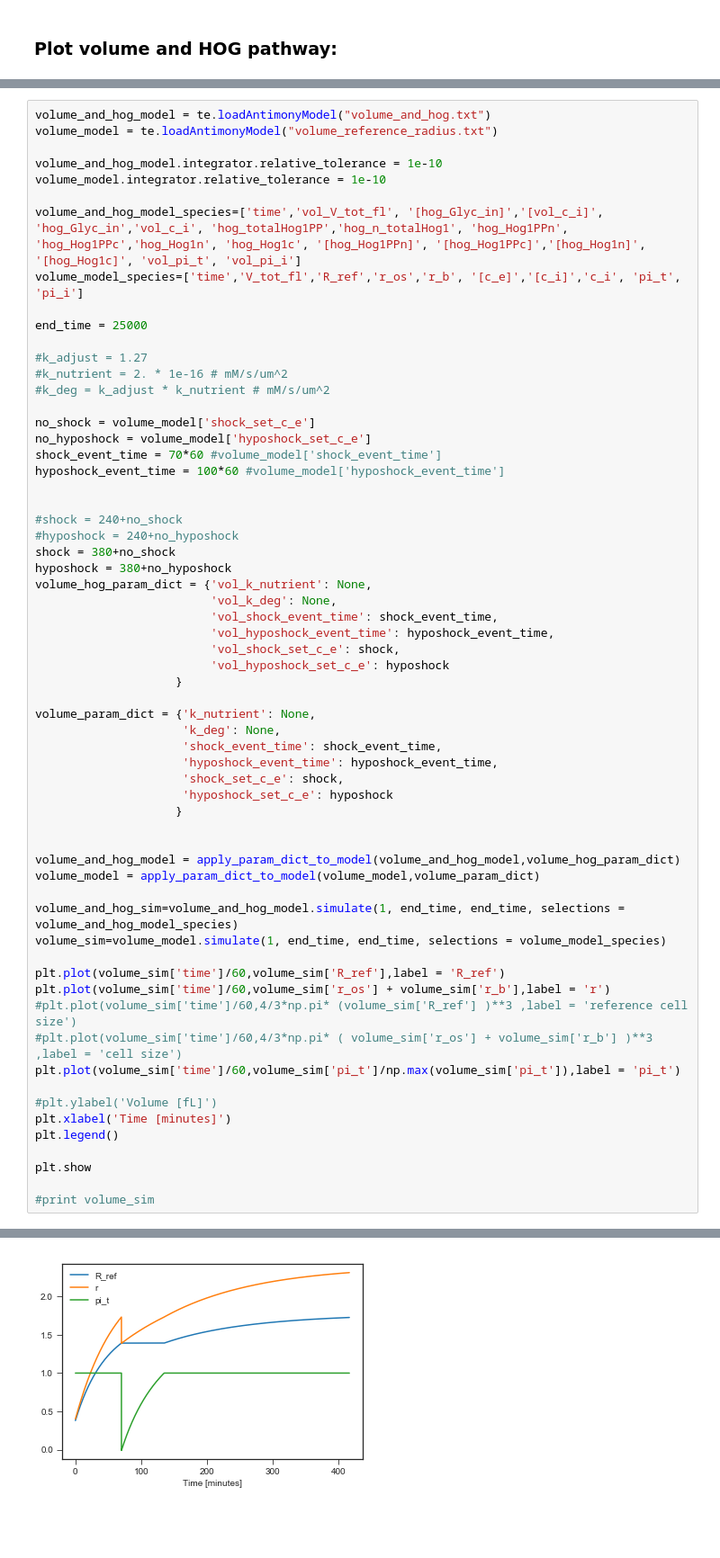
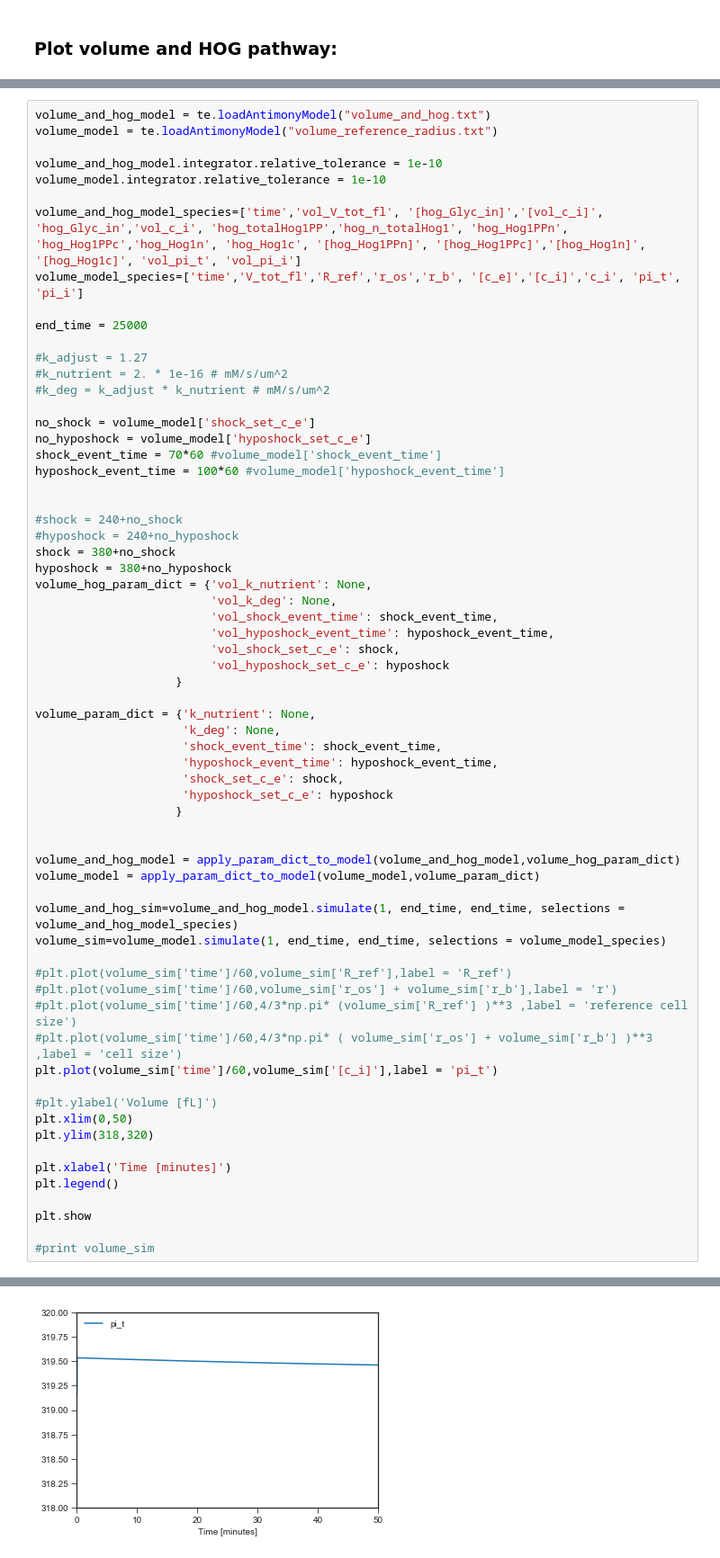
Before and after one commit to tbphu/volume_model, a Jupyter notebook: simulate_and_plot_hog_figures.ipynb, the cells around one changed output, grey strips where cells are left out. Shown at 90% size. Cells and saved outputs as stored; diff of their text form; blank space fills up the shorter version.

Commit message:
minor in analytical solution figure

```diff
--- a/simulate_and_plot_hog_figures.ipynb
+++ b/simulate_and_plot_hog_figures.ipynb
@@ -599,34 +599,37 @@ volume_param_dict = {'k_nutrient': None,
                      'hyposhock_set_c_e': hyposhock
                     }
 
 
 volume_and_hog_model = apply_param_dict_to_model(volume_and_hog_model,volume_hog_param_dict)
 volume_model = apply_param_dict_to_model(volume_model,volume_param_dict)
 
 volume_and_hog_sim=volume_and_hog_model.simulate(1, end_time, end_time, selections = volume_and_hog_model_species)
 volume_sim=volume_model.simulate(1, end_time, end_time, selections = volume_model_species)
 
-plt.plot(volume_sim['time']/60,volume_sim['R_ref'],label = 'R_ref')
-plt.plot(volume_sim['time']/60,volume_sim['r_os'] + volume_sim['r_b'],label = 'r')
+#plt.plot(volume_sim['time']/60,volume_sim['R_ref'],label = 'R_ref')
+#plt.plot(volume_sim['time']/60,volume_sim['r_os'] + volume_sim['r_b'],label = 'r')
 #plt.plot(volume_sim['time']/60,4/3*np.pi* (volume_sim['R_ref'] )**3 ,label = 'reference cell size')
 #plt.plot(volume_sim['time']/60,4/3*np.pi* ( volume_sim['r_os'] + volume_sim['r_b'] )**3 ,label = 'cell size')
-plt.plot(volume_sim['time']/60,volume_sim['pi_t']/np.max(volume_sim['pi_t']),label = 'pi_t')
+plt.plot(volume_sim['time']/60,volume_sim['[c_i]'],label = 'pi_t')
 
 #plt.ylabel('Volume [fL]')
+plt.xlim(0,50)
+plt.ylim(318,320)
+
 plt.xlabel('Time [minutes]')
 plt.legend()
 
 plt.show
 
 #print volume_sim
 # %% [output]
 620.0
 6000
 4200
 620.0
 620.0
 620.0
 4200
 6000
 <function matplotlib.pyplot.show>
-[figure, old version]
+[figure, new version]
```
Also changed, not shown: parts of 2 cells of this notebook, 5 other files.
